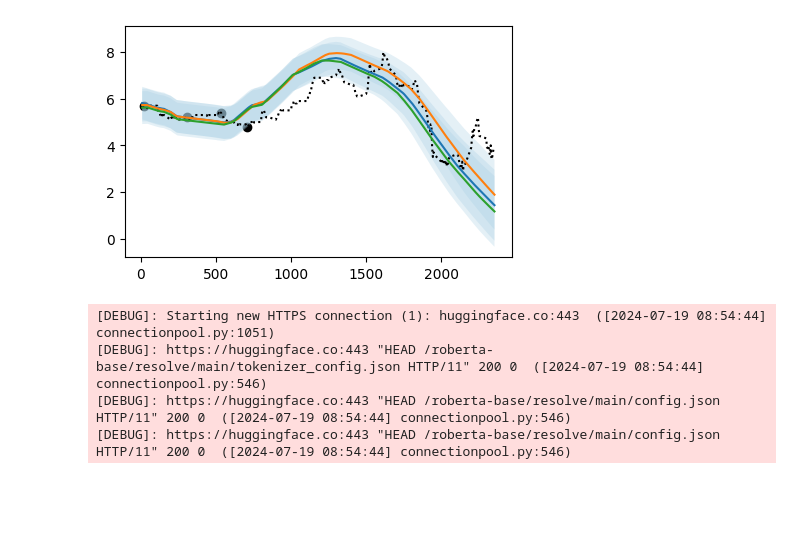
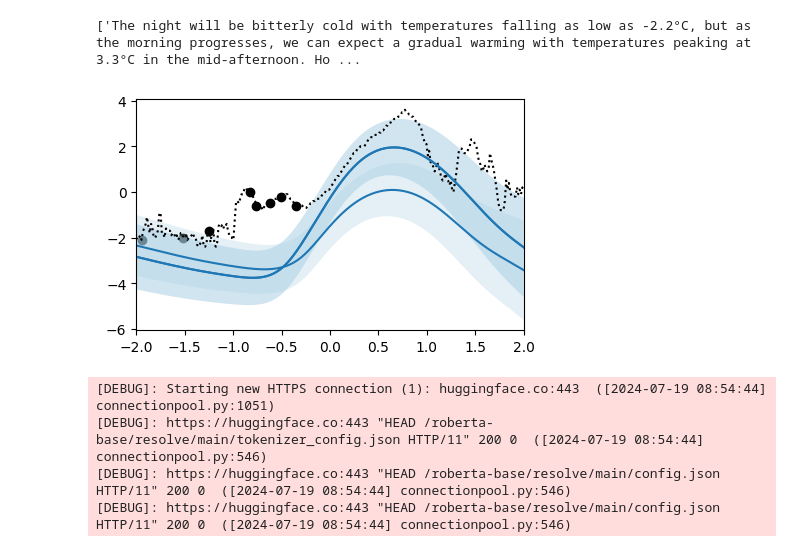
Before and after one commit to will-hd/IML, a Jupyter notebook: notebooks/temp_kasI.ipynb, the cells around one changed output. Drawn from its saved outputs; the diff is of its cells as text; code cells hidden in the pictures; blank space fills up the shorter version.

```diff
--- a/notebooks/temp_kasI.ipynb
+++ b/notebooks/temp_kasI.ipynb
@@ -169,11 +166,11 @@ with torch.no_grad():
     n_val_batches = 128
     val_batch_size = 96
     for _ in range(n_val_batches):
-        batch = data.generate_batch(batch_size=val_batch_size, training=False, device=model.device)
+        batch = data.generate_batch(batch_size=val_batch_size, device=DEVICE, return_knowledge=USE_KNOWLEDGE, training=False)
         model.training = False
-        p_y_pred, q_z_context, q_z_target = model(batch.x_context, batch.y_context, batch.x_target, None, batch.y_target)
-        loss_dict = loss_function((p_y_pred, q_z_context, None), batch.y_target)
-        val_loss += loss_dict[0].item()
-    print(f"iter {iter+1}: Val Loss: {val_loss / n_val_batches}")
-model.training = True
+        p_y_pred, q_z_context, q_z_target = model(batch.x_context, batch.y_context, batch.x_target, batch.y_target, batch.knowledge)
+        val_loss_dict = loss_function(p_y_pred, q_z_context, None, batch.y_target)
+        val_loss += val_loss_dict["loss"].item() / n_val_batches
+    print(f"Val. Loss: {val_loss}")
+    model.training = True
 # %% [output]
@@ -181,10 +178,26 @@ iter 17171: Val Loss: 854.8170294761658
-# %%
-model.training = False
-batch = data.generate_batch(batch_size=1, training=False, device=model.device)
-plot_predictive(model, batch, knowledge=None, save=False, iter=None)
-model.training = True
-# %% [output]
-[figure, removed]
+# %%
+from data.data_generator import NPRegressionDescription
+
+model.training = False
+# batch = data.generate_batch(batch_size=1, device=DEVICE, return_knowledge=USE_KNOWLEDGE, training=False)
+
+batch = NPRegressionDescription(
+                x_context=batch.x_context,
+                y_context=batch.y_context,
+                x_target=batch.x_target,
+                y_target=batch.y_target,
+                knowledge=['The night will be bitterly cold with temperatures falling as low as -2.2°C, but as the morning progresses, we can expect a gradual warming with temperatures peaking at 3.3°C in the mid-afternoon. However, brace yourselves for a cold evening again as temperatures will drop to -100°C by midnight.'],
+                num_total_points=batch.num_total_points,
+                num_context_points=batch.num_context_points
+            )
+print(batch.knowledge)
+
+
+plot_predictive(model, batch, save=False, iter=None)
+model.training = True
+# %% [output]
+['The night will be bitterly cold with temperatures falling as low as -2.2°C, but as the morning progresses, we can expect a gradual warming with temperatures peaking at 3.3°C in the mid-afternoon. Ho ...
+[figure, added]
 # %%
 import transformers
 from transformers import RobertaModel, RobertaTokenizer
```
Also changed, not shown: parts of 5 cells of this notebook, 6 other files.
